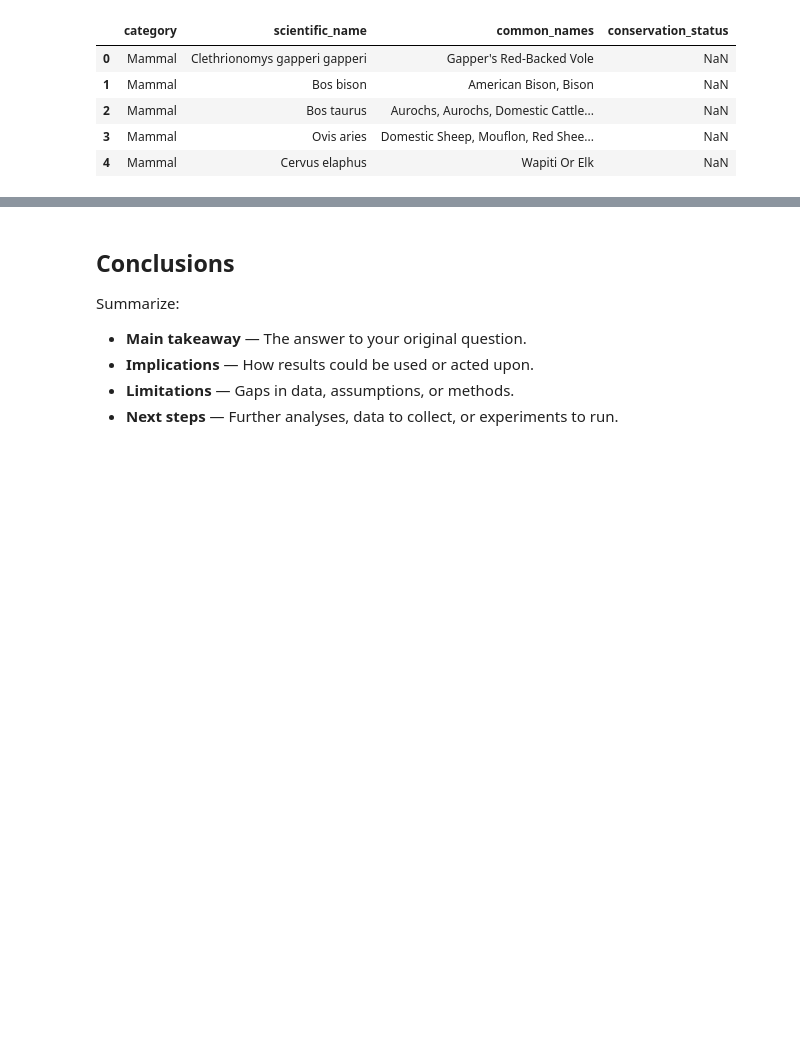
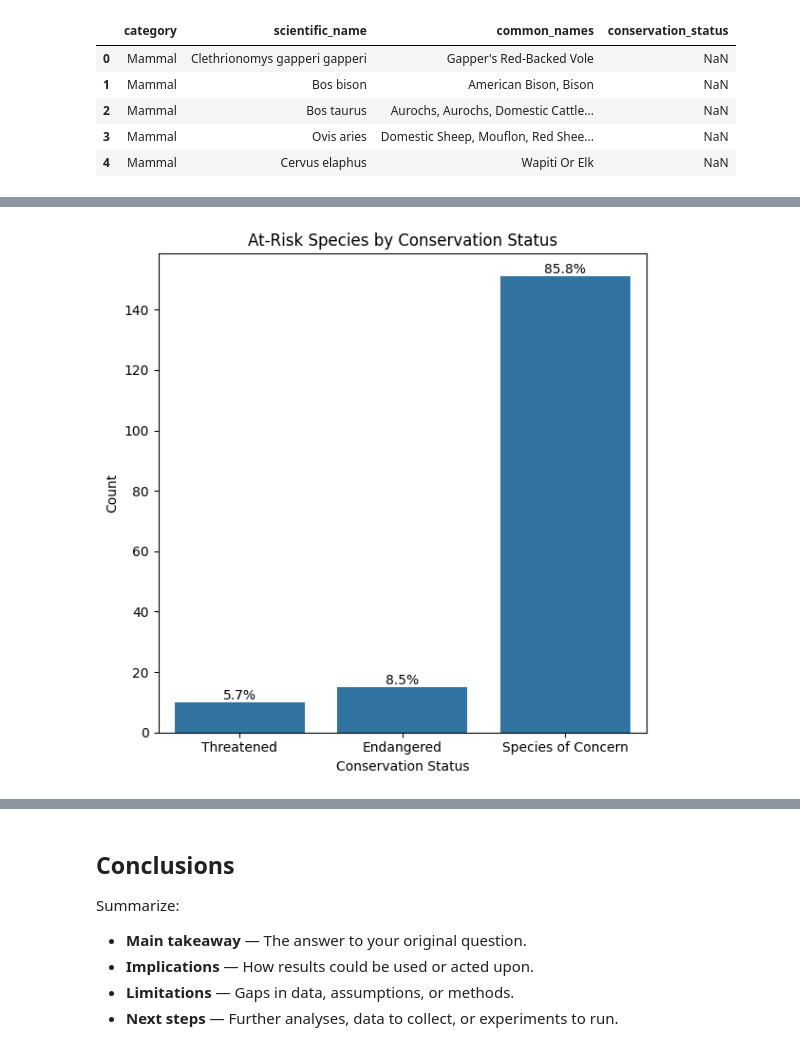
Before and after one commit to yoav-es/biodiversity, a Jupyter notebook: biodiversity.ipynb, the cells around one changed output, grey strips where cells are left out. Cells and saved outputs as stored; diff of their text form; code cells hidden in the pictures; blank space fills up the shorter version.

```diff
--- a/biodiversity.ipynb
+++ b/biodiversity.ipynb
@@ -224,0 +241,36 @@ The top ten most endangered species in this data set are:
+# %%
+
+at_risk_species_df = species[
+    ~species['conservation_status'].isin(['Unknown', 'In Recovery'])
+][['scientific_name', 'category', 'conservation_status', 'observations']]
+
+at_risk_summary = (
+    at_risk_species_df
+    .groupby('conservation_status')
+    .size()
+    .reset_index(name='count')
+    .sort_values(by='count', ascending=True)
+)
+
+at_risk_summary['pct'] = at_risk_summary['count'] / at_risk_summary['count'].sum() * 100
+
+plt.figure(figsize=(6, 6))
+ax = sns.barplot(
+    data=at_risk_summary,
+    x='conservation_status',
+    y='count',
+    order=at_risk_summary['conservation_status']
+)
+
+for bar, pct in zip(ax.containers[0], at_risk_summary['pct']):
+    x = bar.get_x() + bar.get_width() / 2
+    y = bar.get_height()
+    ax.text(x, y, f"{pct:.1f}%", ha='center', va='bottom', fontsize=10)
+
+plt.title("At-Risk Species by Conservation Status")
+plt.ylabel("Count")
+plt.xlabel("Conservation Status")
+plt.tight_layout()
+plt.show()
+# %% [output]
+[figure, added]
```
Also changed, not shown: parts of 20 cells of this notebook.
